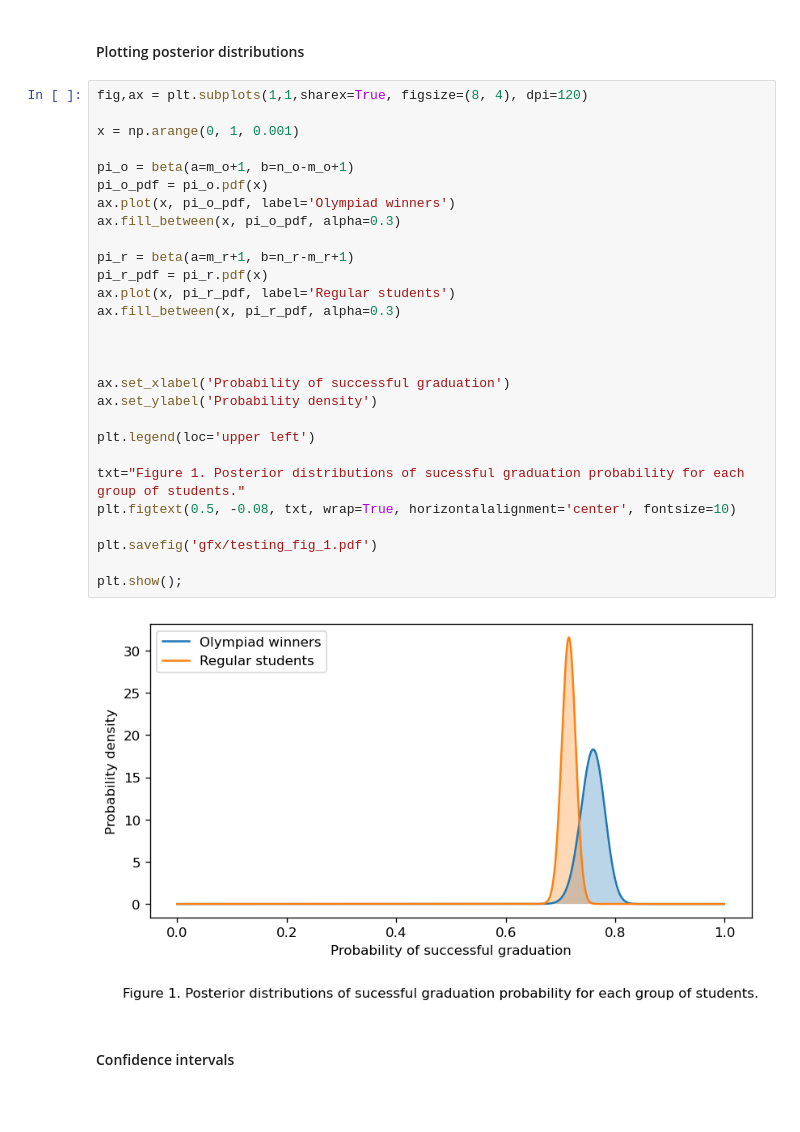
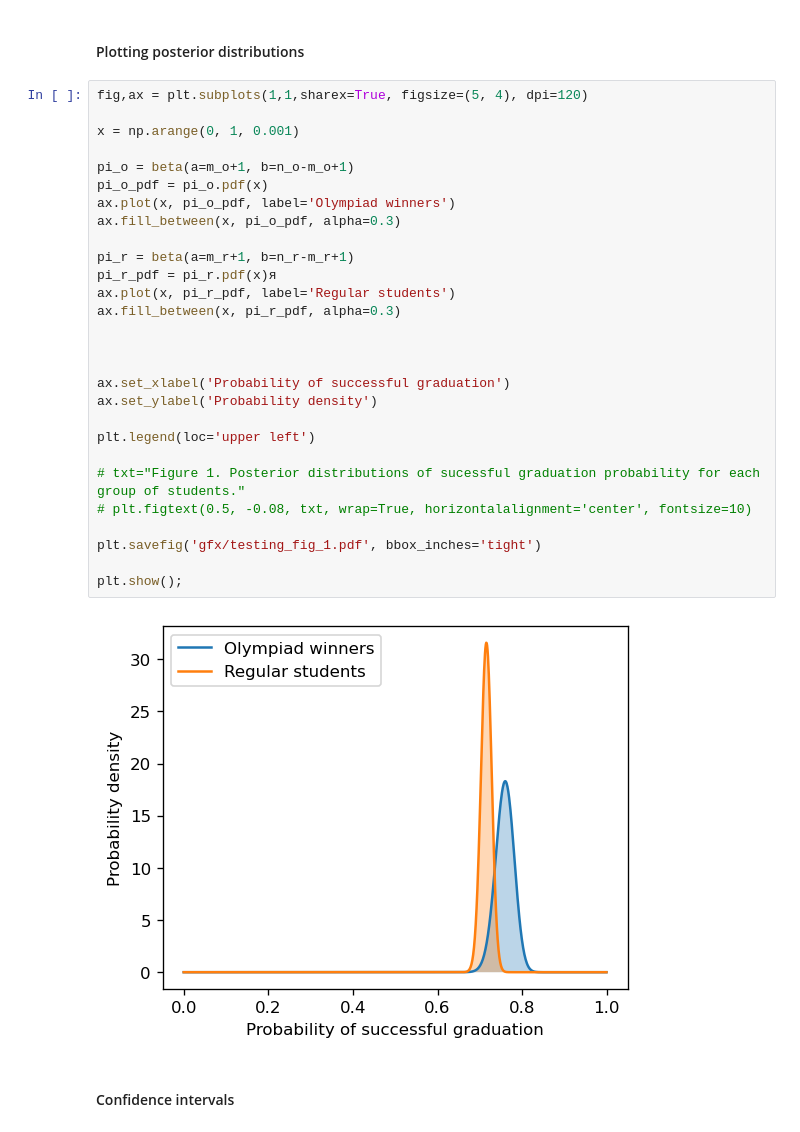
Before and after one commit to kortukov/learning_analytics, a Jupyter notebook: experiments/2_statistical_testing.ipynb, the cells around one changed output. Drawn from its saved outputs; the diff is of its cells as text; blank space fills up the shorter version.

Commit message:
Finalize testing and regression

```diff
--- a/experiments/2_statistical_testing.ipynb
+++ b/experiments/2_statistical_testing.ipynb
@@ -171,35 +171,35 @@ pi_hat_r
 # %% [markdown]
 #### Plotting posterior distributions
 # %%
-fig,ax = plt.subplots(1,1,sharex=True, figsize=(8, 4), dpi=120)
+fig,ax = plt.subplots(1,1,sharex=True, figsize=(5, 4), dpi=120)
 
 x = np.arange(0, 1, 0.001)
 
 pi_o = beta(a=m_o+1, b=n_o-m_o+1)
 pi_o_pdf = pi_o.pdf(x)
 ax.plot(x, pi_o_pdf, label='Olympiad winners')
 ax.fill_between(x, pi_o_pdf, alpha=0.3)
 
 pi_r = beta(a=m_r+1, b=n_r-m_r+1)
-pi_r_pdf = pi_r.pdf(x)
+pi_r_pdf = pi_r.pdf(x)я
 ax.plot(x, pi_r_pdf, label='Regular students')
 ax.fill_between(x, pi_r_pdf, alpha=0.3)
 
 
 
 ax.set_xlabel('Probability of successful graduation')
 ax.set_ylabel('Probability density')
 
 plt.legend(loc='upper left')
 
-txt="Figure 1. Posterior distributions of sucessful graduation probability for each group of students."
-plt.figtext(0.5, -0.08, txt, wrap=True, horizontalalignment='center', fontsize=10)
+# txt="Figure 1. Posterior distributions of sucessful graduation probability for each group of students."
+# plt.figtext(0.5, -0.08, txt, wrap=True, horizontalalignment='center', fontsize=10)
 
-plt.savefig('gfx/testing_fig_1.pdf')
+plt.savefig('gfx/testing_fig_1.pdf', bbox_inches='tight')
 
 plt.show();
 # %% [output]
-[figure, old version]
+[figure, new version]
 # %% [markdown]
 #### Confidence intervals
 # %%
```
Also changed, not shown: parts of 2 cells of this notebook, 3 other files.
